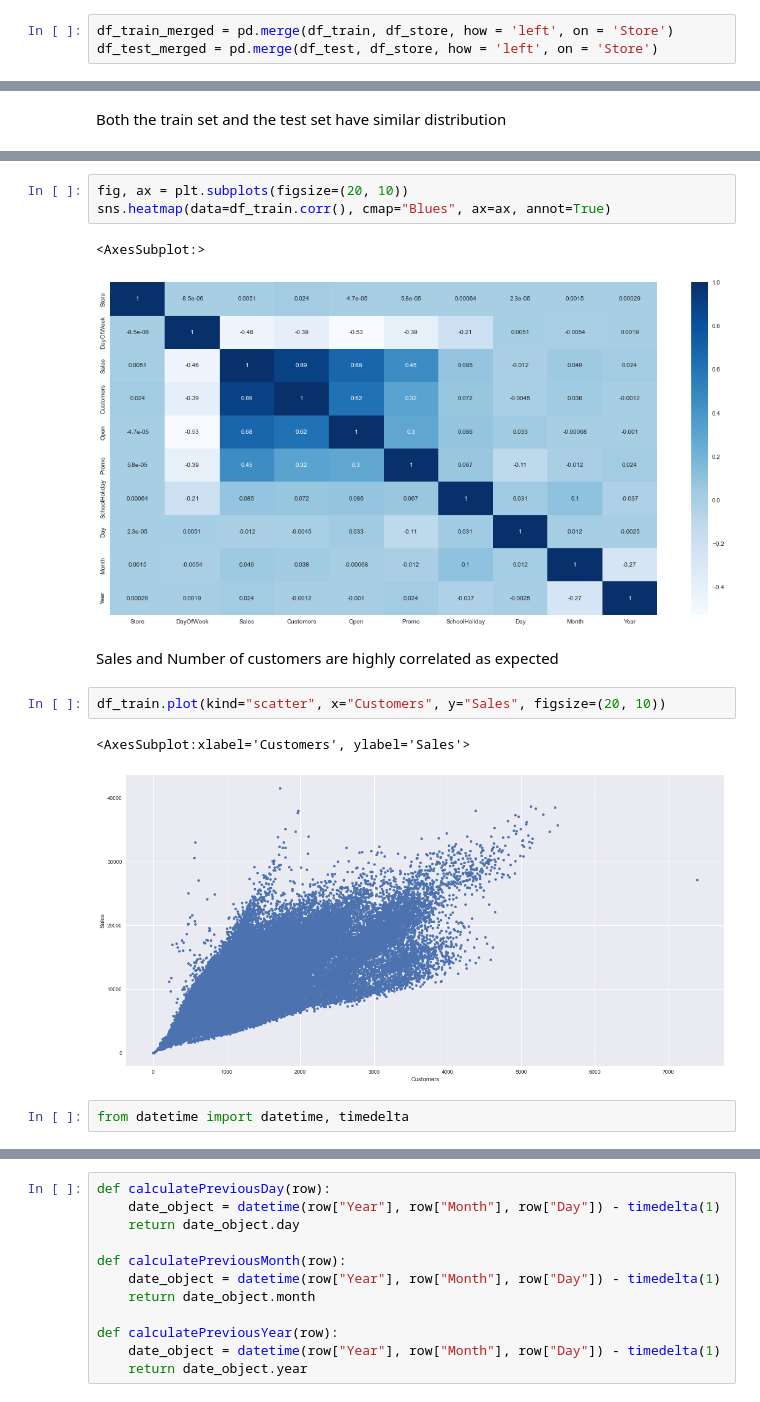
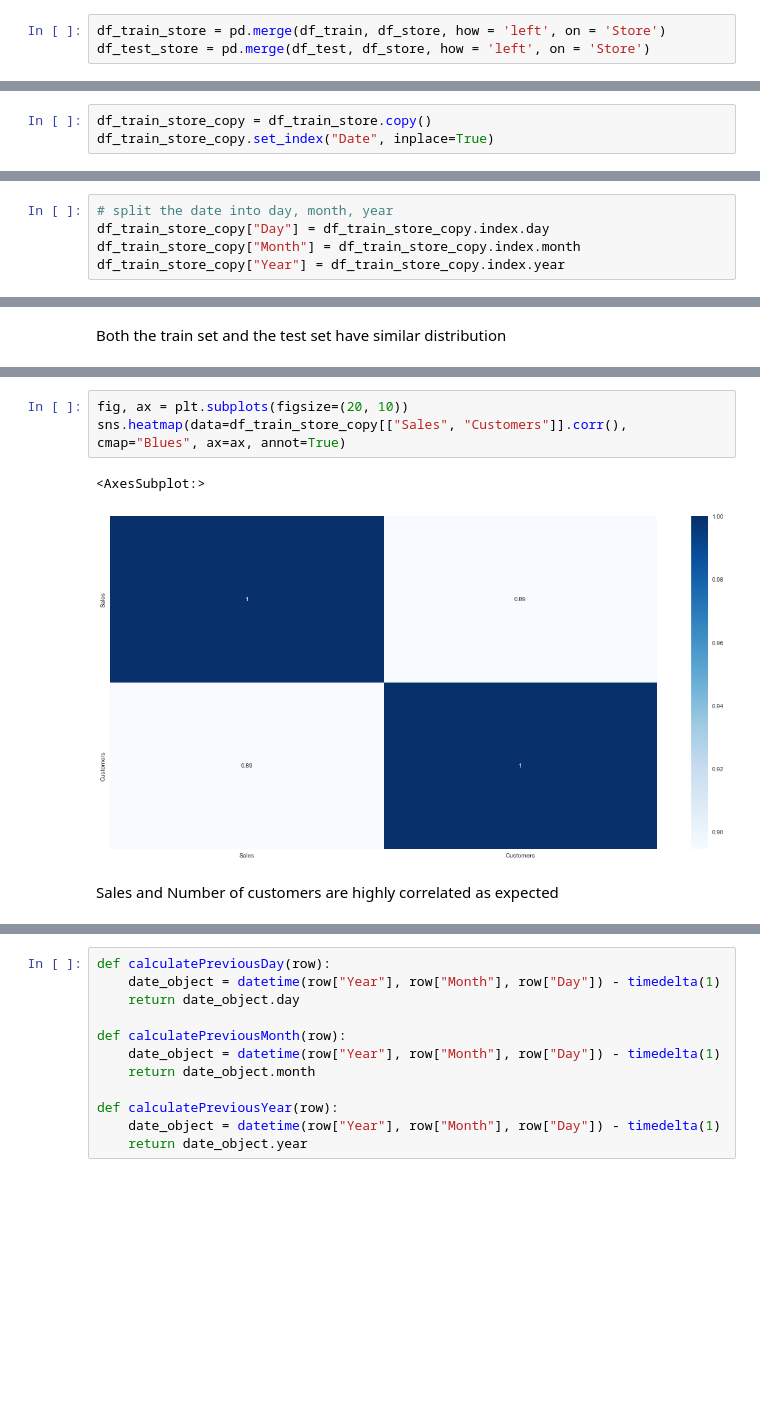
Before and after one commit to nahomfix/Pharmaceutical-Sales, a Jupyter notebook: notebooks/eda.ipynb, the cells around one changed output, grey strips where cells are left out. Saved outputs shown, nothing was run; the diff lists cells and outputs as text; blank space fills up the shorter version.

Commit message:
wip: more eda plots

```diff
--- a/notebooks/eda.ipynb
+++ b/notebooks/eda.ipynb
@@ -21,6 +22,6 @@ df_train = pd.read_csv(train_file_path, dtype={'StateHoliday': object}, parse_da
 df_test = pd.read_csv(test_file_path, dtype={'StateHoliday': object}, parse_dates=["Date"])
 df_store = pd.read_csv(store_file_path)
 # %%
-df_train_merged = pd.merge(df_train, df_store, how = 'left', on = 'Store')
-df_test_merged = pd.merge(df_test, df_store, how = 'left', on = 'Store')
+df_train_store = pd.merge(df_train, df_store, how = 'left', on = 'Store')
+df_test_store = pd.merge(df_test, df_store, how = 'left', on = 'Store')
 # %%
@@ -37,0 +36,3 @@ plt.style.use('seaborn')
+# %%
+df_train_store_copy = df_train_store.copy()
+df_train_store_copy.set_index("Date", inplace=True)
@@ -37,0 +45,5 @@ plt.style.use('seaborn')
+# %%
+# split the date into day, month, year
+df_train_store_copy["Day"] = df_train_store_copy.index.day
+df_train_store_copy["Month"] = df_train_store_copy.index.month
+df_train_store_copy["Year"] = df_train_store_copy.index.year
@@ -145,15 +136,8 @@ df_train.corr()
 # %%
 fig, ax = plt.subplots(figsize=(20, 10))
-sns.heatmap(data=df_train.corr(), cmap="Blues", ax=ax, annot=True)
+sns.heatmap(data=df_train_store_copy[["Sales", "Customers"]].corr(), cmap="Blues", ax=ax, annot=True)
 # %% [output]
 <AxesSubplot:>
-[figure, old version]
+[figure, new version]
 # %% [markdown]
 Sales and Number of customers are highly correlated as expected
-# %%
-df_train.plot(kind="scatter", x="Customers", y="Sales", figsize=(20, 10))
-# %% [output]
-<AxesSubplot:xlabel='Customers', ylabel='Sales'>
-[figure, removed]
-# %%
-from datetime import datetime, timedelta
```
Also changed, not shown: parts of 33 cells of this notebook, 1 other file.
